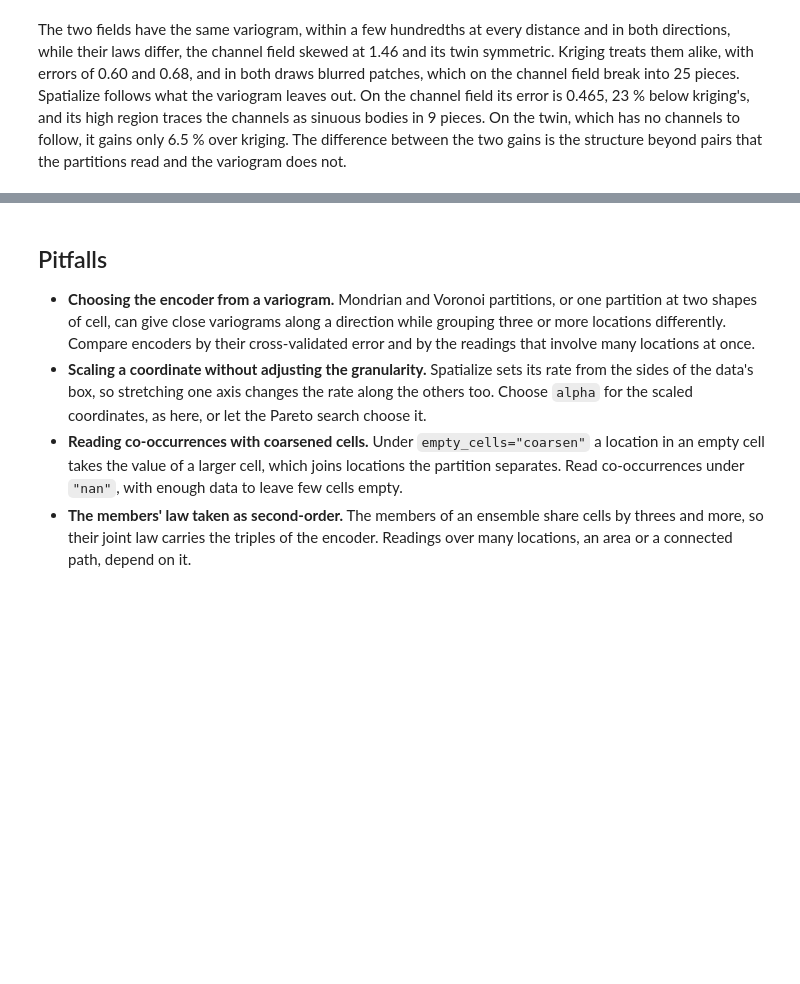
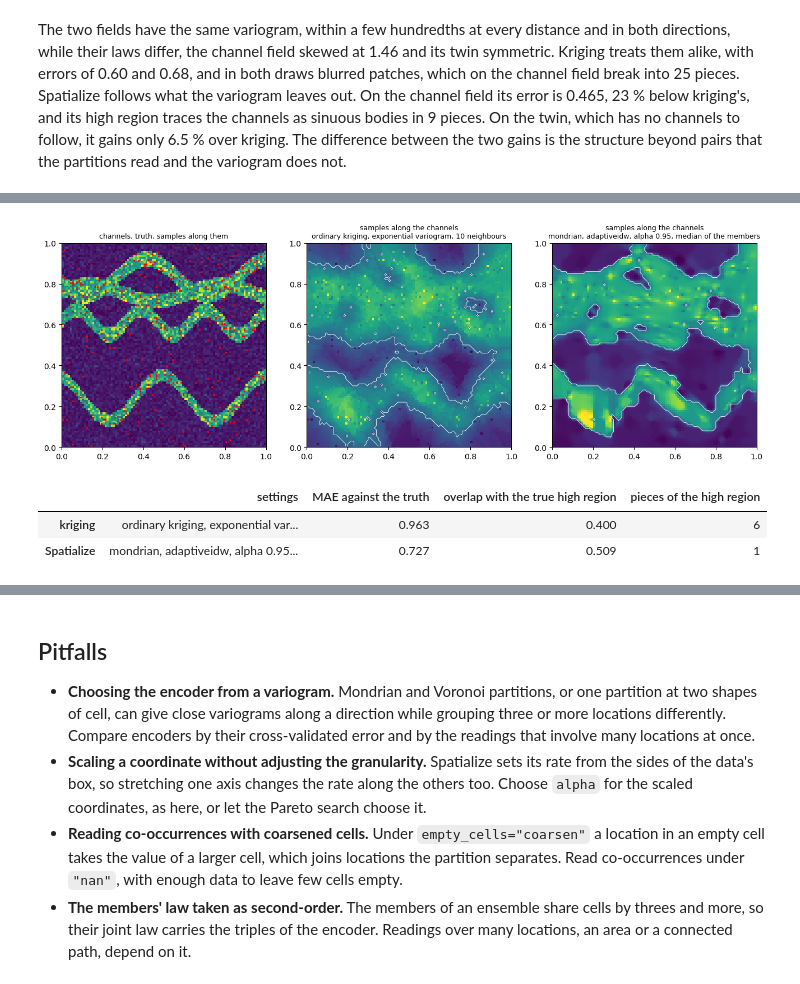
Before and after one commit to alges/spatialize-examples, a Jupyter notebook: examples/10_classical_geostatistics/26_pairs_are_not_enough.ipynb, the cells around one changed output, grey strips where cells are left out. Cells and saved outputs as stored; diff of their text form; code cells hidden in the pictures; blank space fills up the shorter version.

```diff
--- a/examples/10_classical_geostatistics/26_pairs_are_not_enough.ipynb
+++ b/examples/10_classical_geostatistics/26_pairs_are_not_enough.ipynb
@@ -339,0 +346,28 @@ between the two gains is the structure beyond pairs that the partitions read and
+# %%
+inside_nodes, outside_nodes = np.flatnonzero(inside.ravel()), np.flatnonzero(~inside.ravel())
+draw = np.random.default_rng(2)
+along = np.concatenate([draw.choice(inside_nodes, 300, replace=False), draw.choice(outside_nodes, 100, replace=False)])
+truth = truths["channels"]
+along_estimates, rows = {}, {}
+for method, build in (("kriging", kriging), ("Spatialize", ensemble)):
+    predict, recipe = build(grid_nodes[along], truth[along])
+    z = np.asarray(predict(grid_nodes), dtype=float)
+    along_estimates[method] = (z, recipe)
+    high = z > threshold
+    rows[method] = {"settings": recipe, "MAE against the truth": np.abs(z - truth).mean(),
+                    "overlap with the true high region": (high & inside.ravel()).sum() / (high | inside.ravel()).sum(),
+                    "pieces of the high region": ndimage.label(high.reshape(m, m))[1]}
+fig, axes = plt.subplots(1, 3, figsize=(16, 5.2))
+axes[0].imshow(truth.reshape(m, m).T, origin="lower", cmap="viridis", vmin=lo, vmax=hi, extent=(0, 1, 0, 1))
+axes[0].scatter(grid_nodes[along, 0], grid_nodes[along, 1], s=2, c="red"); axes[0].set_title("channels, truth, samples along them", fontsize=9)
+for ax, (method, (z, recipe)) in zip(axes[1:], along_estimates.items()):
+    ax.imshow(z.reshape(m, m).T, origin="lower", cmap="viridis", vmin=lo, vmax=hi, extent=(0, 1, 0, 1))
+    ax.contour(cells_, cells_, (z > threshold).reshape(m, m).T.astype(float), levels=[0.5], colors="white", linewidths=0.6)
+    ax.set_title(f"samples along the channels\n{recipe}", fontsize=9)
+plt.show()
+pd.DataFrame(rows).T.infer_objects().round(3)
+# %% [output]
+[figure, added]
+|  | settings | MAE against the truth | overlap with the true high region | pieces of the high region |
+| kriging | ordinary kriging, exponential var... | 0.963 | 0.400 | 6 |
+| Spatialize | mondrian, adaptiveidw, alpha 0.95... | 0.727 | 0.509 | 1 |
```
Also changed, not shown: parts of 2 cells of this notebook, 2 other files.
